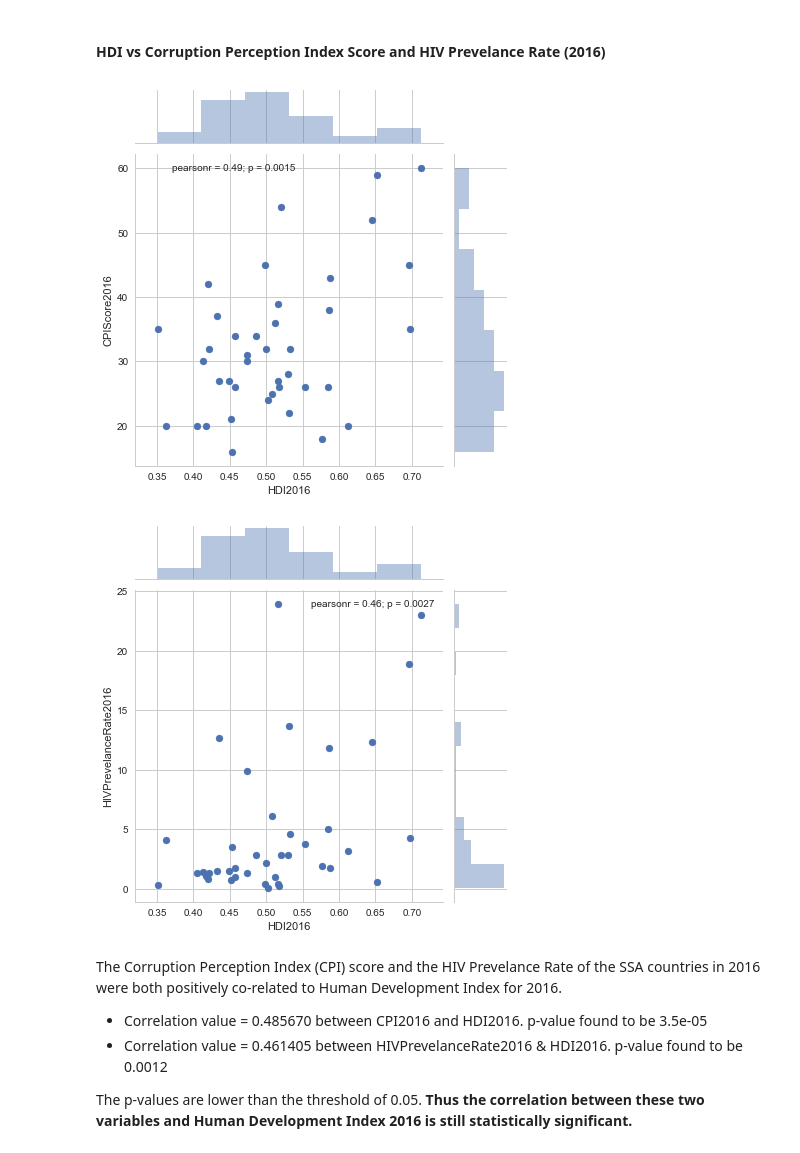
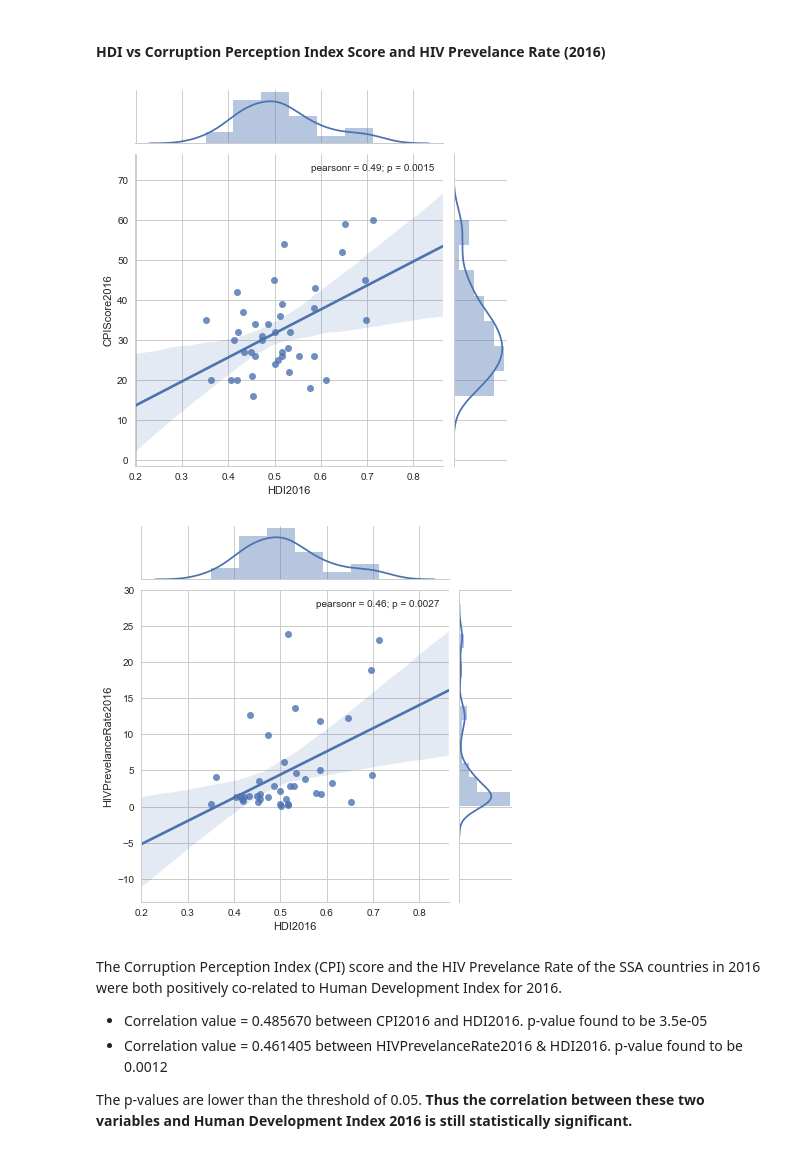
Before and after one commit to radhikaghosh/DataAnalyticsWithPython, a Jupyter notebook: Capstone_EDA_on_factors_affecting_HDI.ipynb, the cells around one changed output. Drawn from its saved outputs; the diff is of its cells as text; code cells hidden in the pictures.

```diff
--- a/Capstone_EDA_on_factors_affecting_HDI.ipynb
+++ b/Capstone_EDA_on_factors_affecting_HDI.ipynb
@@ -895,16 +895,16 @@ The Political Stability of the SSA countries in 2016 was positively co-related t
 # %%
 import pandas as pd
 import seaborn as sns
 from matplotlib import pyplot as plt
 df = SSA_2016
-sns.jointplot(x = 'HDI2016',y = 'CPIScore2016',data = df)
+sns.jointplot(x = 'HDI2016',y = 'CPIScore2016',data = df, kind='reg')
 plt.show()
 
-sns.jointplot(x = 'HDI2016',y = 'HIVPrevelanceRate2016',data = df)
+sns.jointplot(x = 'HDI2016',y = 'HIVPrevelanceRate2016',data = df, kind='reg')
 plt.show()
 # %% [output]
-[figure, old version]
+[figure, new version]
-[figure, old version]
+[figure, new version]
 # %% [markdown]
 The Corruption Perception Index (CPI) score and the HIV Prevelance Rate of the SSA countries in 2016 were both positively co-related to Human Development Index for 2016.
 - Correlation value = 0.485670 between CPI2016 and HDI2016. p-value found to be 3.5e-05
```
Also changed, not shown: parts of 6 cells of this notebook.
